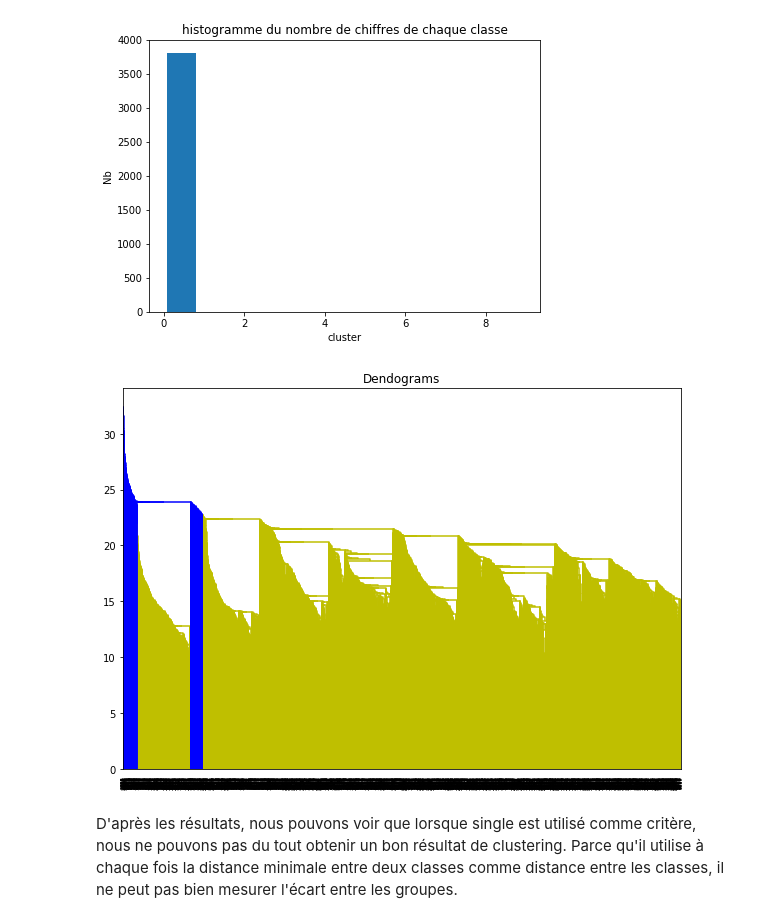
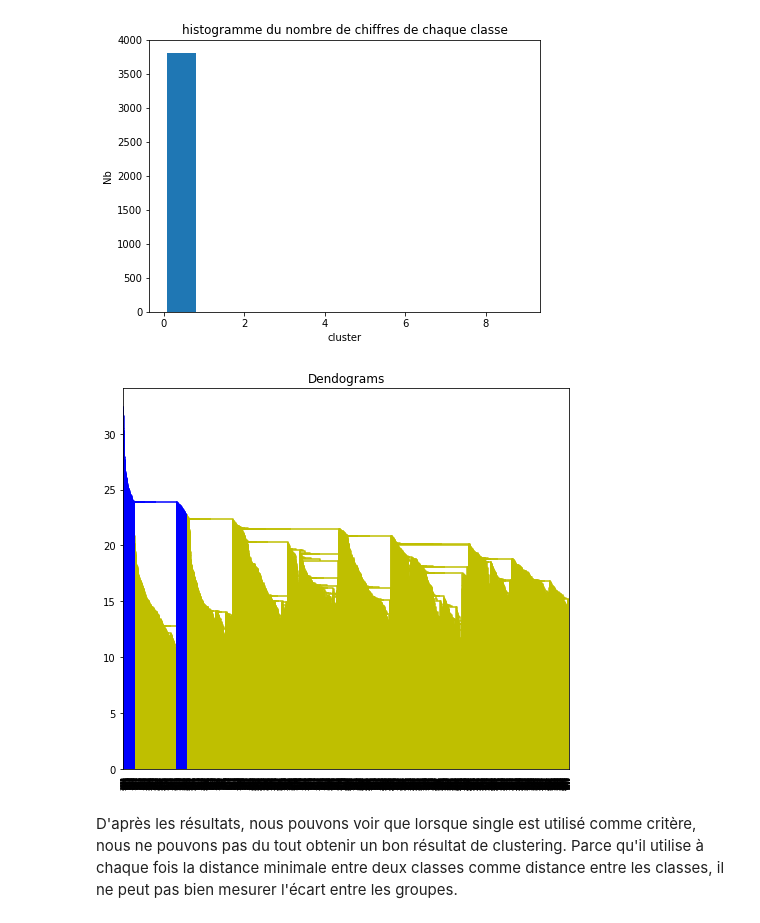
Before and after one commit to ZoeYou/prb-projet-tp-s4, a Jupyter notebook: projet/projet_prb.ipynb, the cells around one changed output. Saved outputs shown, nothing was run; the diff lists cells and outputs as text; code cells hidden in the pictures.

```diff
--- a/projet/projet_prb.ipynb
+++ b/projet/projet_prb.ipynb
@@ -108,5 +116,5 @@ D'après l'histogramme ci-dessus, nous pouvons voir que les confusions les plus
 # %%
-plt.rcParams['figure.figsize'] = (12, 10)
+plt.rcParams['figure.figsize'] = (8, 7)
 for c in range(KM_train.n_clusters):
     x=X[KM_train.labels_==c].sample(10,replace=False)
     for i in range(10):
@@ -255,7 +278,7 @@ Dessinons les données dans l'ordre des nouveaux labels que nous avons :
 # %%
 KM_train.labels_=np.choose(KM_train.labels_,labels).astype(np.int64)
 
-plt.rcParams['figure.figsize'] = (12, 10)
+plt.rcParams['figure.figsize'] = (8, 7)
 for c in range(KM_train.n_clusters):
     x=X[KM_train.labels_==c].sample(10,replace=False)
     for i in range(10):
@@ -407,7 +430,7 @@ Et nous dessinons nos données dans l'ordre des nouveaux labels :
 # %%
 Hclustering.labels_=np.choose(Hclustering.labels_,Hlabels).astype(np.int64)
 
-plt.rcParams['figure.figsize'] = (12, 10)
+plt.rcParams['figure.figsize'] = (8, 7)
 for c in range(Hclustering.n_clusters):
     x=X[Hclustering.labels_==c].sample(10,replace=False)
     for i in range(10):
@@ -472,12 +495,12 @@ plt.show()
 # %% [output]
 [figure]
 # %%
-plt.figure(figsize=(10, 7))
+plt.figure(figsize=(8, 7))
 plt.title("Dendograms")
 dend = shc.dendrogram(shc.linkage(X, method='single'))
 plt.axhline(y=410)
 plt.show()
 # %% [output]
-[figure, old version]
+[figure, new version]
 # %% [markdown]
 D'après les résultats, nous pouvons voir que lorsque single est utilisé comme critère, nous ne pouvons pas du tout obtenir un bon résultat de clustering. Parce qu'il utilise à chaque fois la distance minimale entre deux classes comme distance entre les classes, il ne peut pas bien mesurer l'écart entre les groupes.
```
Also changed, not shown: parts of 14 cells of this notebook, 1 other file.
